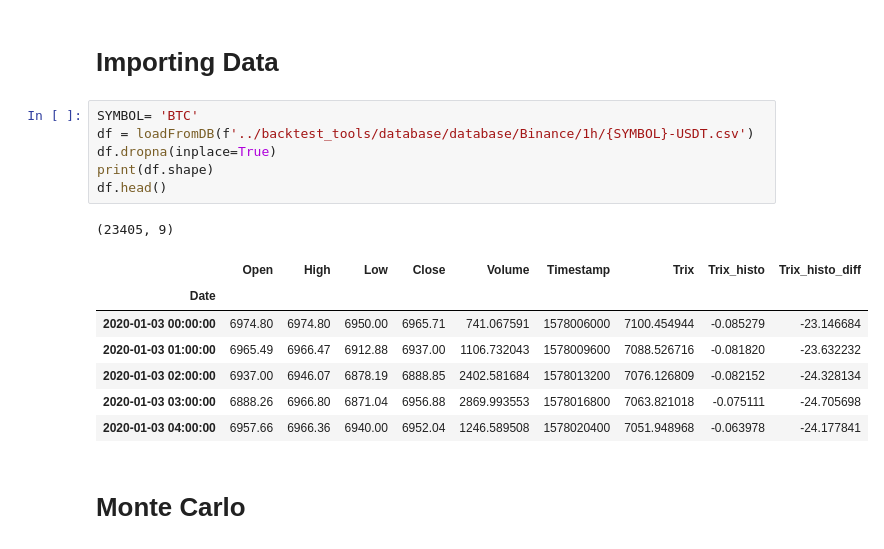
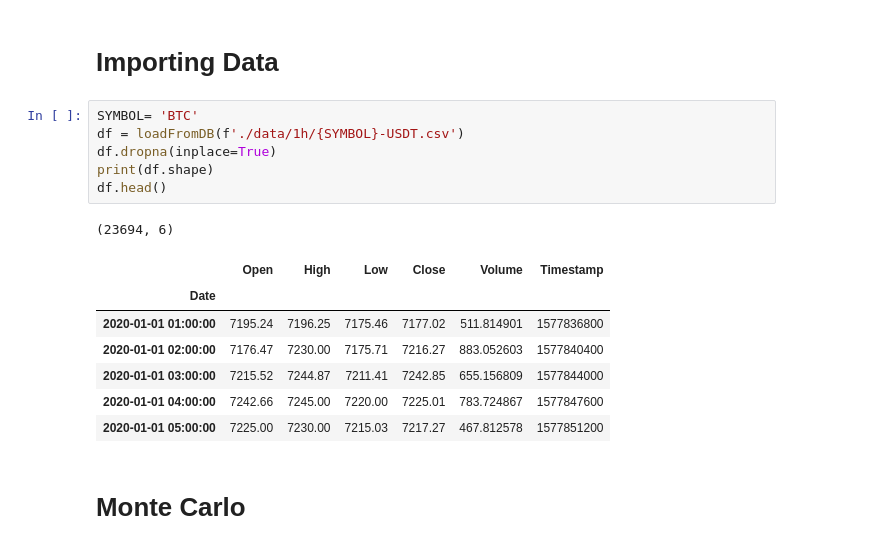
Before and after one commit to webclinic017/Trading-sandbox, a Jupyter notebook: 27_MonteCarlo_simulation.ipynb, the cells around one changed output. Cells and saved outputs as stored; diff of their text form.

```diff
--- a/27_MonteCarlo_simulation.ipynb
+++ b/27_MonteCarlo_simulation.ipynb
@@ -24,19 +24,19 @@ Loading BokehJS ...
 #  Importing Data
 # %%
 SYMBOL= 'BTC'
-df = loadFromDB(f'../backtest_tools/database/database/Binance/1h/{SYMBOL}-USDT.csv')
+df = loadFromDB(f'./data/1h/{SYMBOL}-USDT.csv')
 df.dropna(inplace=True)
 print(df.shape)
 df.head()
 # %% [output]
-(23405, 9)
+(23694, 6)
-|  | Open | High | Low | Close | Volume | Timestamp | Trix | Trix_histo | Trix_histo_diff |
-| Date |  |  |  |  |  |  |  |  |  |
-| 2020-01-03 00:00:00 | 6974.80 | 6974.80 | 6950.00 | 6965.71 | 741.067591 | 1578006000 | 7100.454944 | -0.085279 | -23.146684 |
-| 2020-01-03 01:00:00 | 6965.49 | 6966.47 | 6912.88 | 6937.00 | 1106.732043 | 1578009600 | 7088.526716 | -0.081820 | -23.632232 |
-| 2020-01-03 02:00:00 | 6937.00 | 6946.07 | 6878.19 | 6888.85 | 2402.581684 | 1578013200 | 7076.126809 | -0.082152 | -24.328134 |
-| 2020-01-03 03:00:00 | 6888.26 | 6966.80 | 6871.04 | 6956.88 | 2869.993553 | 1578016800 | 7063.821018 | -0.075111 | -24.705698 |
-| 2020-01-03 04:00:00 | 6957.66 | 6966.36 | 6940.00 | 6952.04 | 1246.589508 | 1578020400 | 7051.948968 | -0.063978 | -24.177841 |
+|  | Open | High | Low | Close | Volume | Timestamp |
+| Date |  |  |  |  |  |  |
+| 2020-01-01 01:00:00 | 7195.24 | 7196.25 | 7175.46 | 7177.02 | 511.814901 | 1577836800 |
+| 2020-01-01 02:00:00 | 7176.47 | 7230.00 | 7175.71 | 7216.27 | 883.052603 | 1577840400 |
+| 2020-01-01 03:00:00 | 7215.52 | 7244.87 | 7211.41 | 7242.85 | 655.156809 | 1577844000 |
+| 2020-01-01 04:00:00 | 7242.66 | 7245.00 | 7220.00 | 7225.01 | 783.724867 | 1577847600 |
+| 2020-01-01 05:00:00 | 7225.00 | 7230.00 | 7215.03 | 7217.27 | 467.812578 | 1577851200 |
 # %% [markdown]
 # Monte Carlo
 # %%
```
Also changed, not shown: parts of 1 cell of this notebook, 13 other files.
